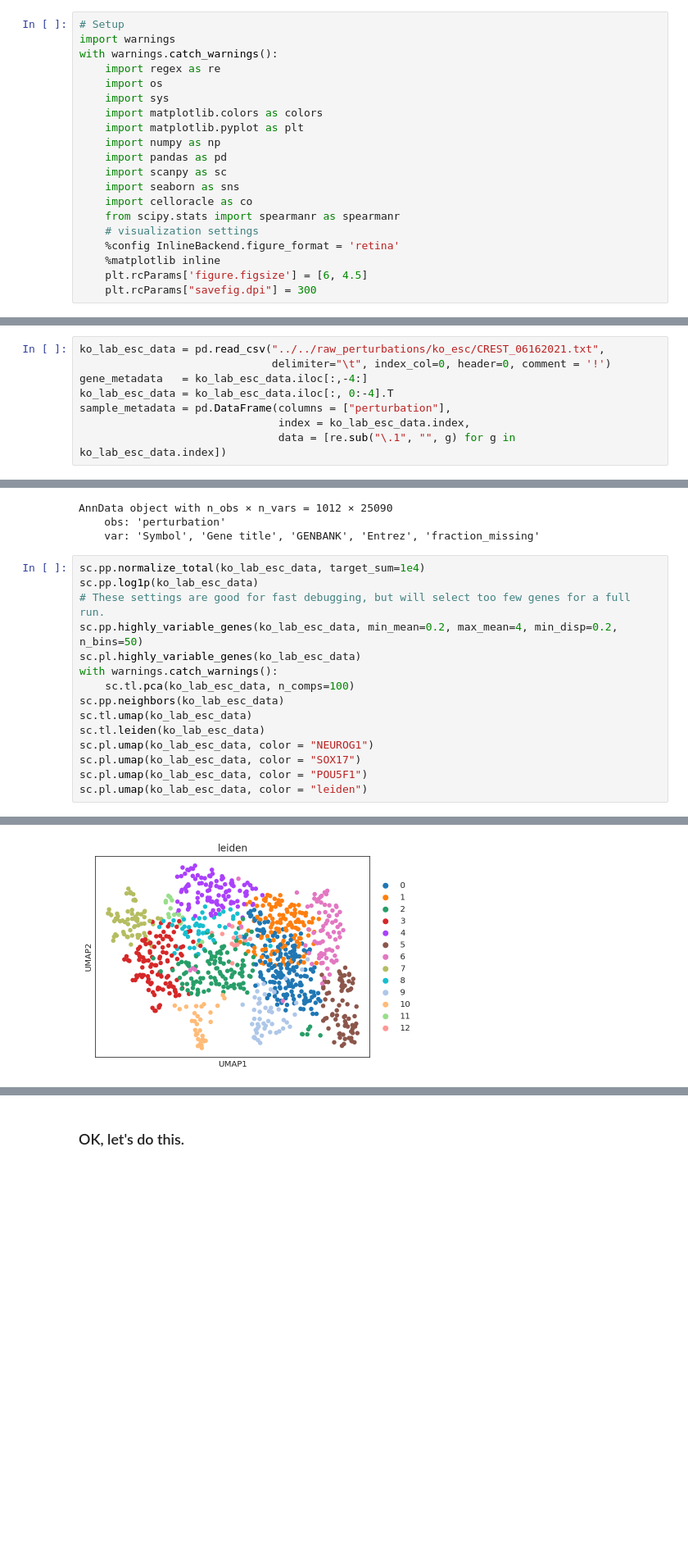
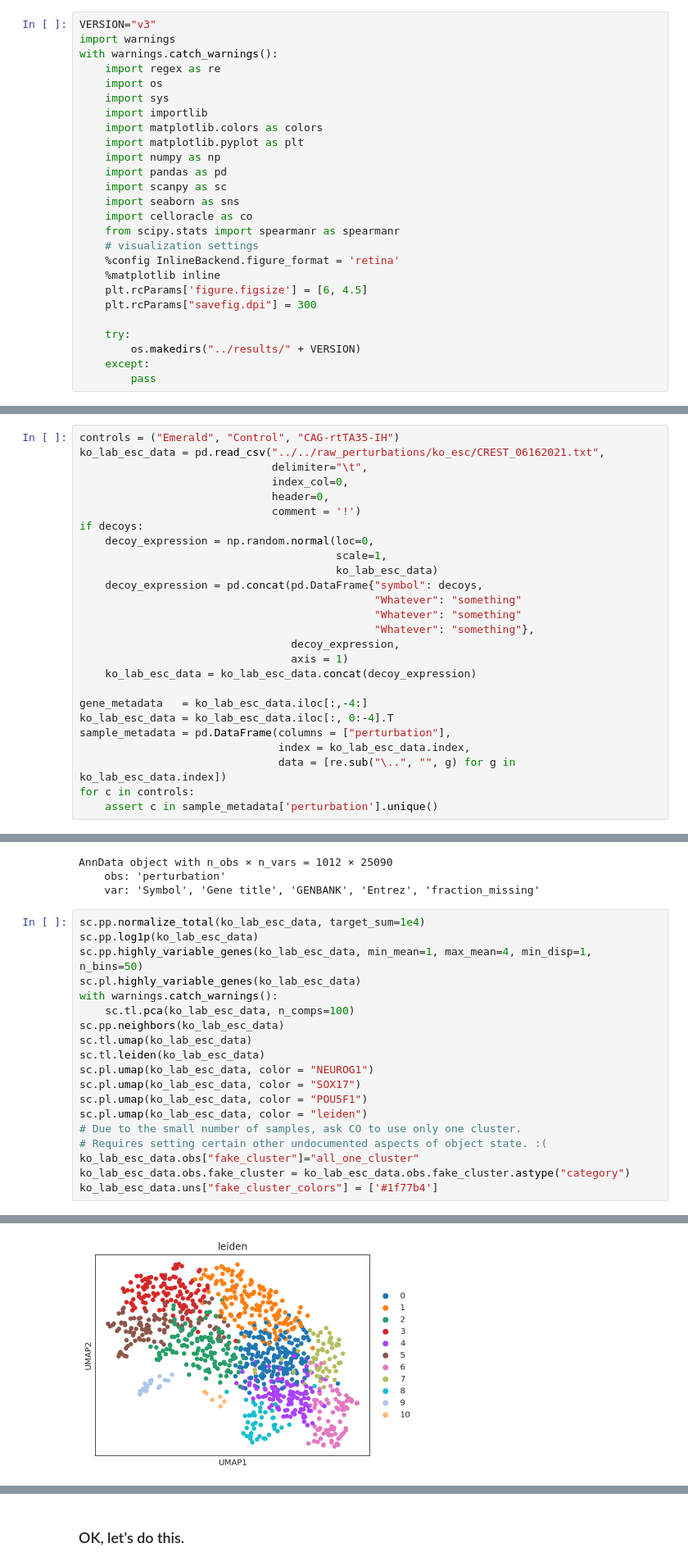
Before and after one commit to ekernf01/perturbation_benchmarking, a Jupyter notebook: scripts/in_silico_perturbation.ipynb, the cells around one changed output, grey strips where cells are left out. Shown at 82% size. Drawn from its saved outputs; the diff is of its cells as text; blank space fills up the shorter version.

```diff
--- a/scripts/in_silico_perturbation.ipynb
+++ b/scripts/in_silico_perturbation.ipynb
@@ -5,12 +5,13 @@ This project aims to assess the ability of modern datasets and software tools to
 
 There are several opportunities for interesting work in this area. This demo focuses on *causal structure inference* and *causal effect estimation* by pairing CellOracle with various different base networks.
 # %%
-# Setup
+VERSION="v3"
 import warnings
 with warnings.catch_warnings():
     import regex as re
     import os
     import sys
+    import importlib
     import matplotlib.colors as colors
     import matplotlib.pyplot as plt
     import numpy as np
@@ -24,3 +25,8 @@ with warnings.catch_warnings():
     %matplotlib inline
     plt.rcParams['figure.figsize'] = [6, 4.5]
     plt.rcParams["savefig.dpi"] = 300
+
+    try:
+        os.makedirs("../results/" + VERSION)
+    except:
+        pass
@@ -150,11 +188,29 @@ Here we tidy the PSC overexpression dataset and carry out a simple exploration i
 # %%
+controls = ("Emerald", "Control", "CAG-rtTA35-IH")
 ko_lab_esc_data = pd.read_csv("../../raw_perturbations/ko_esc/CREST_06162021.txt",
-                              delimiter="\t", index_col=0, header=0, comment = '!')
+                              delimiter="\t",
+                              index_col=0,
+                              header=0,
+                              comment = '!')
+if decoys:
+    decoy_expression = np.random.normal(loc=0,
+                                        scale=1,
+                                        ko_lab_esc_data)
+    decoy_expression = pd.concat(pd.DataFrame{"symbol": decoys,
+                                              "Whatever": "something"
+                                              "Whatever": "something"
+                                              "Whatever": "something"},
+                                 decoy_expression,
+                                 axis = 1)
+    ko_lab_esc_data = ko_lab_esc_data.concat(decoy_expression)
+
 gene_metadata   = ko_lab_esc_data.iloc[:,-4:]
 ko_lab_esc_data = ko_lab_esc_data.iloc[:, 0:-4].T
 sample_metadata = pd.DataFrame(columns = ["perturbation"],
                                index = ko_lab_esc_data.index,
-                               data = [re.sub("\.1", "", g) for g in ko_lab_esc_data.index])
+                               data = [re.sub("\..", "", g) for g in ko_lab_esc_data.index])
+for c in controls:
+    assert c in sample_metadata['perturbation'].unique()
 # %%
 def missingDataPerGene(ko_lab_esc_data):
     gene_metadata["fraction_missing"] = pd.DataFrame.mean(ko_lab_esc_data==-9999)
@@ -192,8 +248,7 @@ AnnData object with n_obs × n_vars = 1012 × 25090
 # %%
 sc.pp.normalize_total(ko_lab_esc_data, target_sum=1e4)
 sc.pp.log1p(ko_lab_esc_data)
-# These settings are good for fast debugging, but will select too few genes for a full run.
-sc.pp.highly_variable_genes(ko_lab_esc_data, min_mean=0.2, max_mean=4, min_disp=0.2, n_bins=50)
+sc.pp.highly_variable_genes(ko_lab_esc_data, min_mean=1, max_mean=4, min_disp=1, n_bins=50)
 sc.pl.highly_variable_genes(ko_lab_esc_data)
 with warnings.catch_warnings():
     sc.tl.pca(ko_lab_esc_data, n_comps=100)
@@ -204,4 +259,9 @@ sc.pl.umap(ko_lab_esc_data, color = "NEUROG1")
 sc.pl.umap(ko_lab_esc_data, color = "SOX17")
 sc.pl.umap(ko_lab_esc_data, color = "POU5F1")
 sc.pl.umap(ko_lab_esc_data, color = "leiden")
+# Due to the small number of samples, ask CO to use only one cluster.
+# Requires setting certain other undocumented aspects of object state. :(
+ko_lab_esc_data.obs["fake_cluster"]="all_one_cluster"
+ko_lab_esc_data.obs.fake_cluster = ko_lab_esc_data.obs.fake_cluster.astype("category")
+ko_lab_esc_data.uns["fake_cluster_colors"] = ['#1f77b4']
 # %% [output]
@@ -216 +276 @@ sc.pl.umap(ko_lab_esc_data, color = "leiden")
-[figure, old version]
+[figure, new version]
```
Also changed, not shown: parts of 26 cells of this notebook, 14 other files.
